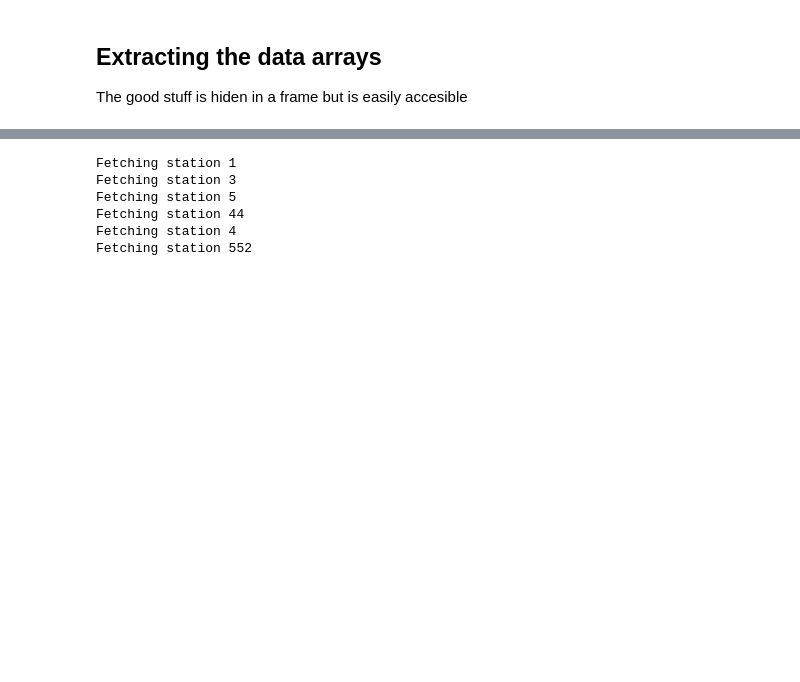
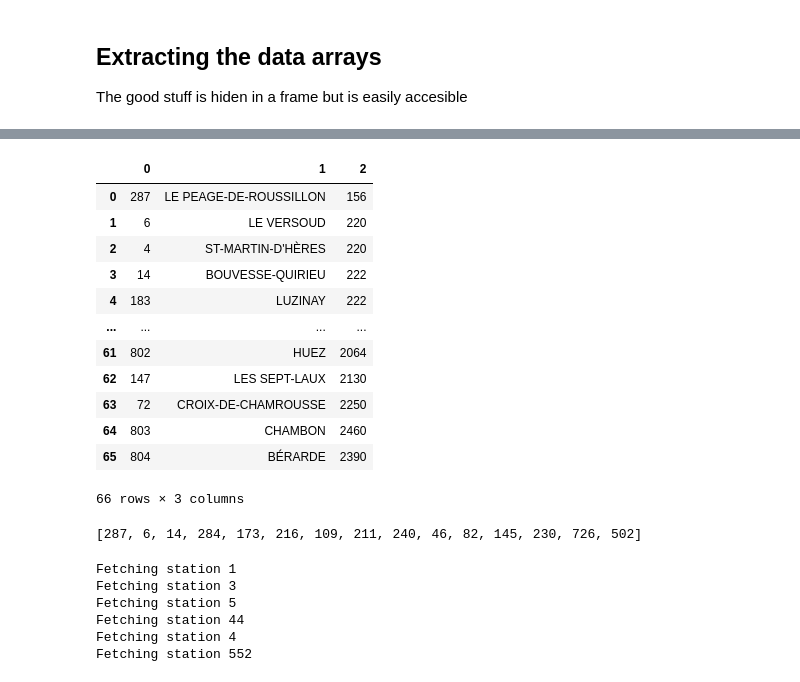
Before and after one commit to macbuse/ROMMA, a Jupyter notebook: romma_stations.ipynb, the cells around one changed output, grey strips where cells are left out. Saved outputs shown, nothing was run; the diff lists cells and outputs as text; code cells hidden in the pictures; blank space fills up the shorter version.

```diff
--- a/romma_stations.ipynb
+++ b/romma_stations.ipynb
@@ -111,3 +150,32 @@ Fetching station 552
+# %%
+import json
+
+with open('./stations_by_dept.json','r') as fp:
+    stations_by_dept = json.load(fp)
+
+df = pd.DataFrame(zip(*stations_by_dept['38']))
+df
+# %% [output]
+|  | 0 | 1 | 2 |
+| 0 | 287 | LE PEAGE-DE-ROUSSILLON | 156 |
+| 1 | 6 | LE VERSOUD | 220 |
+| 2 | 4 | ST-MARTIN-D'HÈRES | 220 |
+| 3 | 14 | BOUVESSE-QUIRIEU | 222 |
+| 4 | 183 | LUZINAY | 222 |
+| ... | ... | ... | ... |
+| 61 | 802 | HUEZ | 2064 |
+| 62 | 147 | LES SEPT-LAUX | 2130 |
+| 63 | 72 | CROIX-DE-CHAMROUSSE | 2250 |
+| 64 | 803 | CHAMBON | 2460 |
+| 65 | 804 | BÉRARDE | 2390 |
+66 rows × 3 columns
+# %%
+scraped = [_ for _ in data.keys() if  isinstance(_,int)]
+ids, names, alts = stations_by_dept['38']
+
+[_ for _ in ids if _ not in scraped]
+# %% [output]
+[287, 6, 14, 284, 173, 216, 109, 211, 240, 46, 82, 145, 230, 726, 502]
 # %%
 import re
 import numpy as np
```
Also changed, not shown: parts of 6 cells of this notebook, 7 other files.
